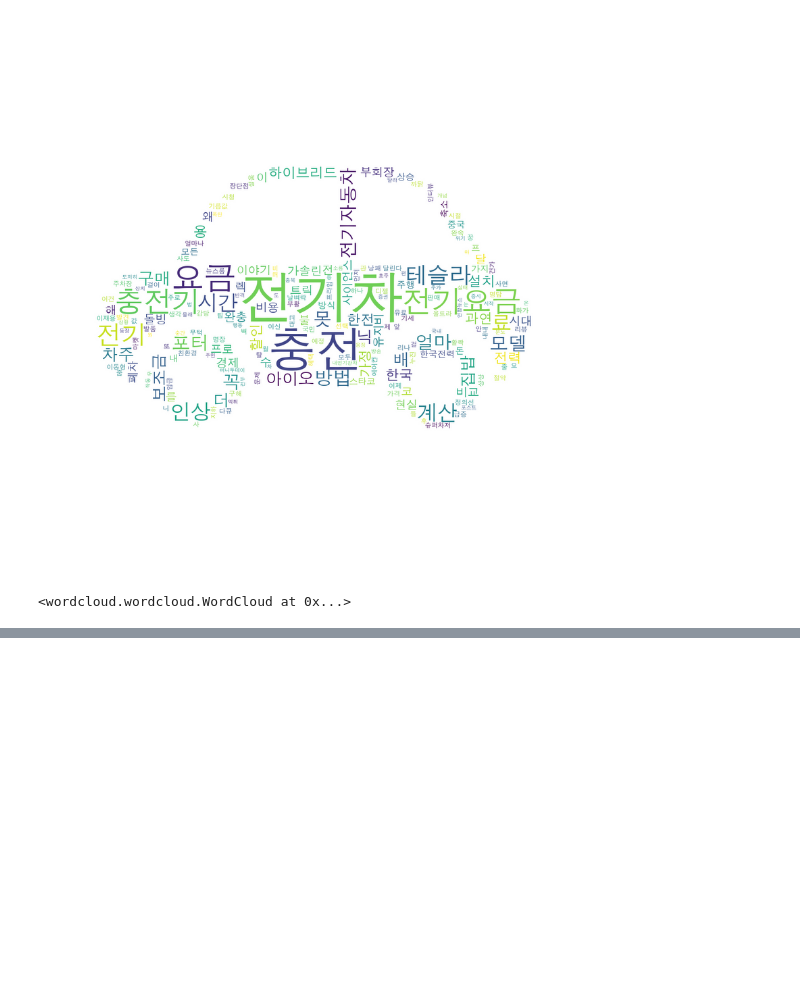
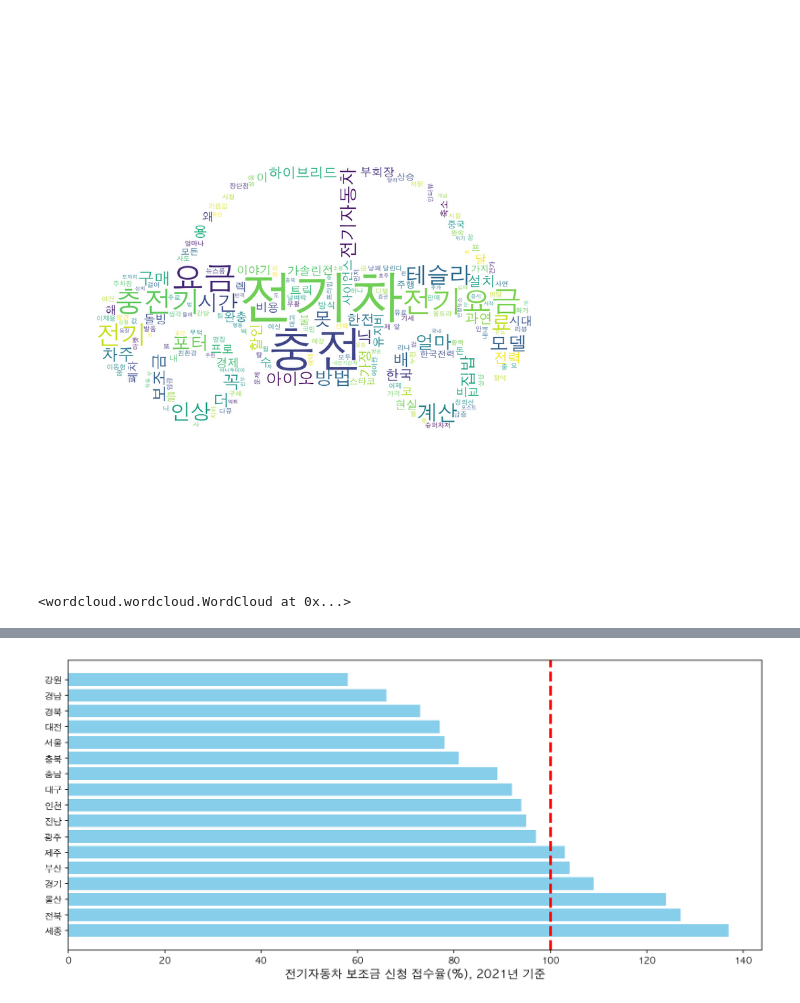
Before and after one commit to Woorim-lee/KDT_first_project, a Jupyter notebook: EV_car_notebook.ipynb, the cells around one changed output, grey strips where cells are left out. Saved outputs shown, nothing was run; the diff lists cells and outputs as text; code cells hidden in the pictures; blank space fills up the shorter version.

```diff
--- a/EV_car_notebook.ipynb
+++ b/EV_car_notebook.ipynb
@@ -902,0 +1107,3 @@ wordcloud.to_file('Downloads/EV_car_youtube_title.png')
+# %%
+subsidy2021_copy['전체 접수'] = subsidy2021_copy['접수대수 우선순위'] + subsidy2021_copy['접수대수 법인'] + subsidy2021_copy['접수대수 일반']
+subsidy2021_copy
@@ -902,0 +1129,6 @@ wordcloud.to_file('Downloads/EV_car_youtube_title.png')
+# %%
+df2021 = pd.pivot_table(subsidy2021_copy,
+                        index='시도',
+                        values=['민간공고대수 전체', '전체 접수', '접수 잔여대수 전체'],
+                        aggfunc='sum')
+df2021
@@ -902,0 +1155,3 @@ wordcloud.to_file('Downloads/EV_car_youtube_title.png')
+# %%
+df2021['접수율(%)'] = ((df2021['전체 접수']/df2021['민간공고대수 전체'])*100).round(0)
+df2021
@@ -902,0 +1178,3 @@ wordcloud.to_file('Downloads/EV_car_youtube_title.png')
+# %%
+df2021 = df2021.sort_values(by='접수율(%)', ascending=False)
+df2021
@@ -902,0 +1201,9 @@ wordcloud.to_file('Downloads/EV_car_youtube_title.png')
+# %%
+plt.figure(figsize=(14,6))
+
+plt.barh(df2021.index, df2021['접수율(%)'], color='skyblue')
+plt.axvline(x=(100), color='r', linestyle='--', linewidth=3)
+plt.xlabel('전기자동차 보조금 신청 접수율(%), 2021년 기준', fontsize=13)
+plt.show()
+# %% [output]
+[figure, added]
```
Also changed, not shown: parts of 64 cells of this notebook.
